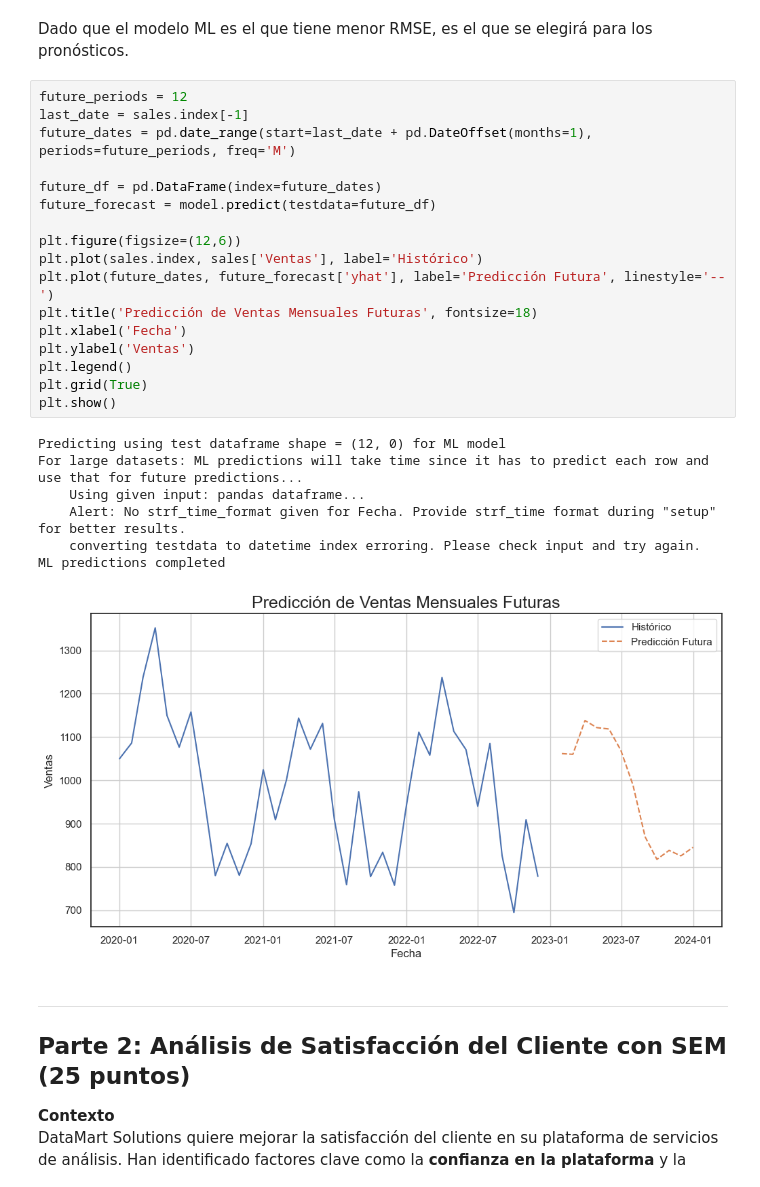
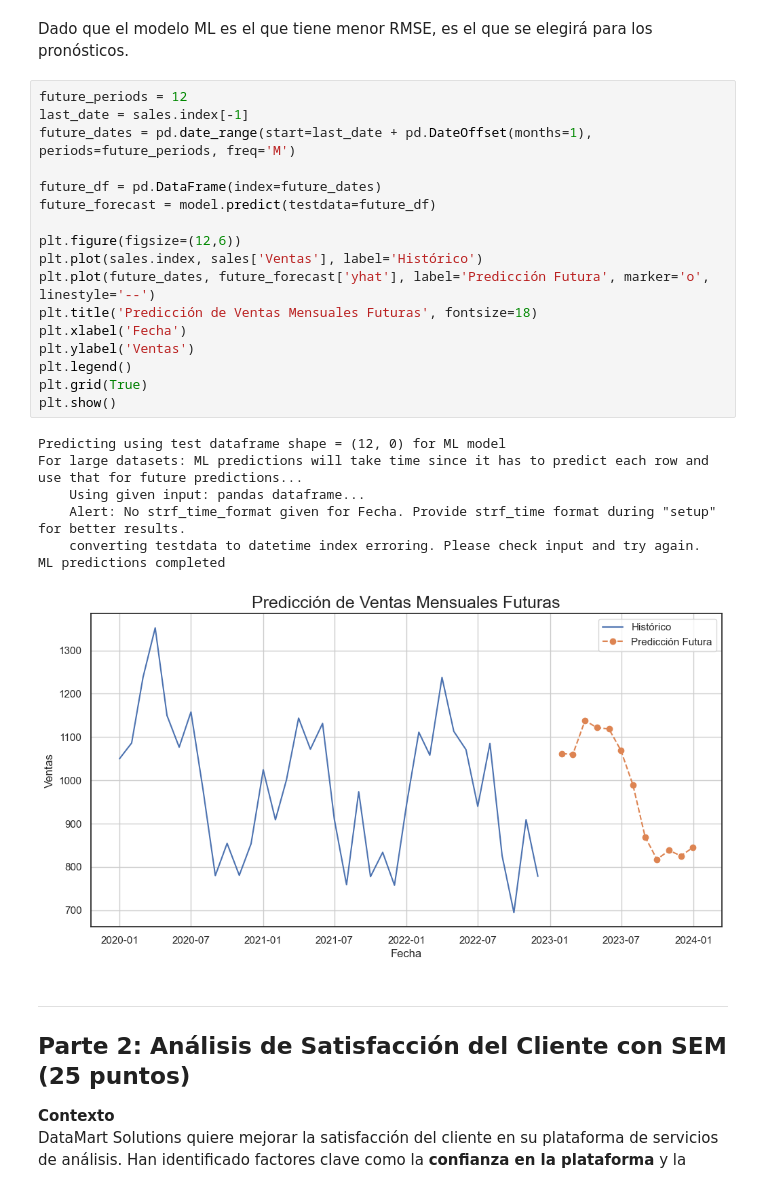
Before and after one commit to luisejdm/Analisis_de_datos_financieros_y_de_diseno_de_indicadores, a Jupyter notebook: Repasos/ex2/examenprueba-2do-parcial.ipynb, the cells around one changed output. Saved outputs shown, nothing was run; the diff lists cells and outputs as text.

```diff
--- a/Repasos/ex2/examenprueba-2do-parcial.ipynb
+++ b/Repasos/ex2/examenprueba-2do-parcial.ipynb
@@ -285,28 +292,28 @@ Dado que el modelo ML es el que tiene menor RMSE, es el que se elegirá para los
 # %%
 future_periods = 12
 last_date = sales.index[-1]
 future_dates = pd.date_range(start=last_date + pd.DateOffset(months=1), periods=future_periods, freq='M')
 
 future_df = pd.DataFrame(index=future_dates)
 future_forecast = model.predict(testdata=future_df)
 
 plt.figure(figsize=(12,6))
 plt.plot(sales.index, sales['Ventas'], label='Histórico')
-plt.plot(future_dates, future_forecast['yhat'], label='Predicción Futura', linestyle='--')
+plt.plot(future_dates, future_forecast['yhat'], label='Predicción Futura', marker='o', linestyle='--')
 plt.title('Predicción de Ventas Mensuales Futuras', fontsize=18)
 plt.xlabel('Fecha')
 plt.ylabel('Ventas')
 plt.legend()
 plt.grid(True)
 plt.show()
 # %% [output]
 Predicting using test dataframe shape = (12, 0) for ML model
 For large datasets: ML predictions will take time since it has to predict each row and use that for future predictions...
     Using given input: pandas dataframe...
     Alert: No strf_time_format given for Fecha. Provide strf_time format during "setup" for better results.
     converting testdata to datetime index erroring. Please check input and try again.
 ML predictions completed
-[figure, old version]
+[figure, new version]
 # %% [markdown]
 ---
 
```
Also changed, not shown: parts of 27 cells of this notebook, 3 other files.
